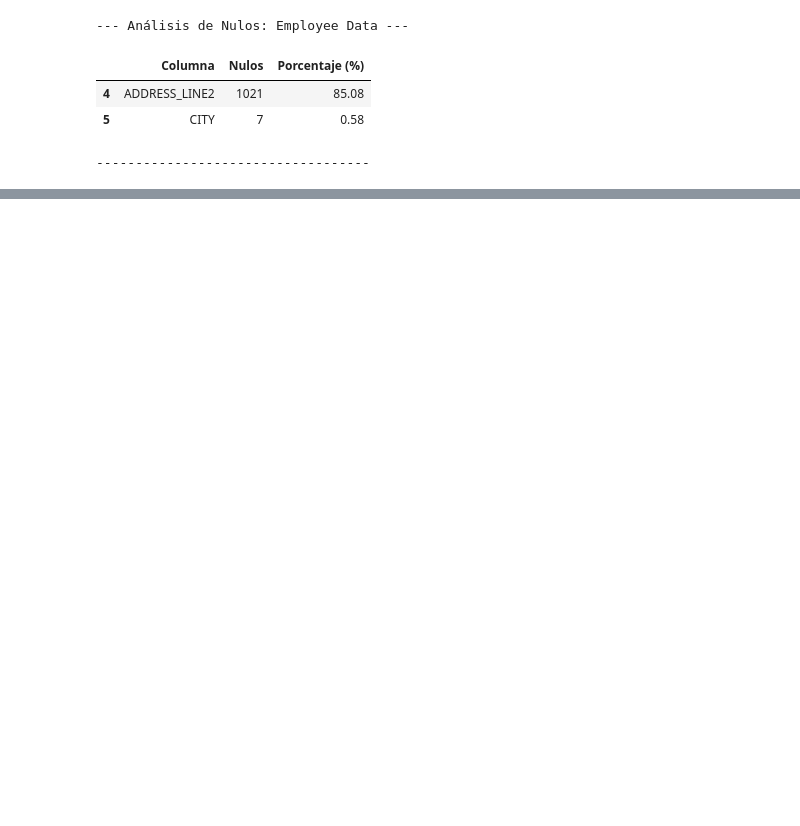
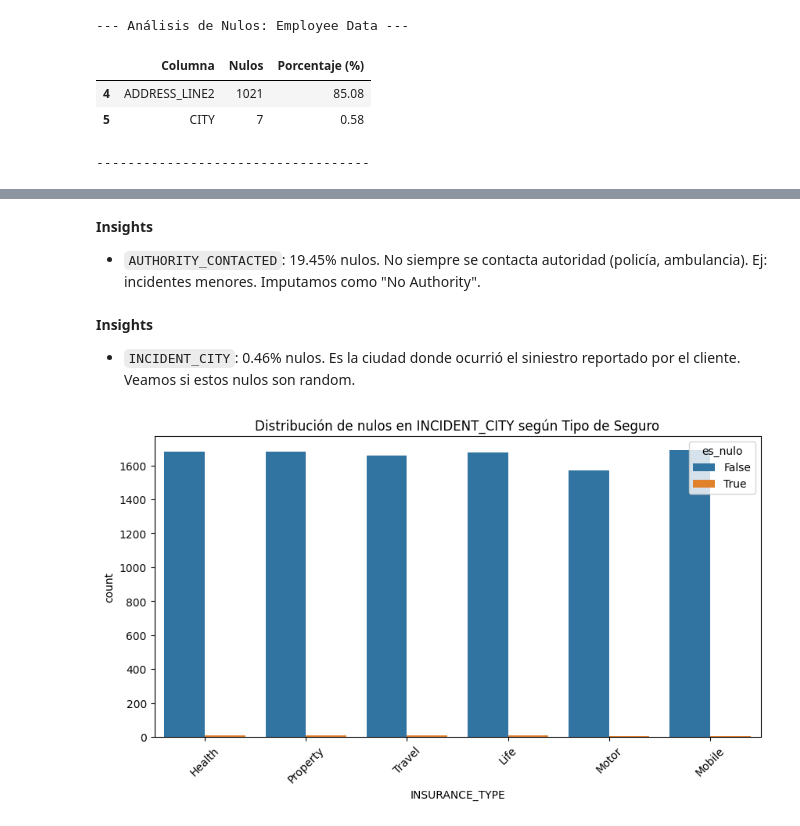
Before and after one commit to yaninaiberra/tekne_challenge, a Jupyter notebook: Tekne_challengue_Data_AI.ipynb, the cells around one changed output, grey strips where cells are left out. Drawn from its saved outputs; the diff is of its cells as text; code cells hidden in the pictures; blank space fills up the shorter version.

```diff
--- a/Tekne_challengue_Data_AI.ipynb
+++ b/Tekne_challengue_Data_AI.ipynb
@@ -385,0 +498,8 @@ analizar_nulos(vendor_data, "Vendor Data")
+# %%
+# Eliminar la columna 'ADDRESS_LINE2'
+
+insurance_data.drop(columns=['ADDRESS_LINE2'], errors='ignore', inplace=True)
+# %%
+# Imputar 'CITY'
+insurance_data["CITY"] = insurance_data.groupby("POSTAL_CODE")["CITY"]\
+    .transform(lambda x: x.fillna(x.mode()[0] if not x.mode().empty else "Unknown"))
@@ -385,0 +513,27 @@ analizar_nulos(vendor_data, "Vendor Data")
+# %%
+insurance_data["VENDOR_ID"] = insurance_data["VENDOR_ID"].fillna("No_Vendor")
+# %% [markdown]
+**Insights**
+
+- `AUTHORITY_CONTACTED`: 19.45% nulos. No siempre se contacta autoridad (policía, ambulancia). Ej: incidentes menores. Imputamos como "No Authority".
+# %%
+insurance_data["AUTHORITY_CONTACTED"] = insurance_data["AUTHORITY_CONTACTED"].fillna("No Authority")
+# %% [markdown]
+**Insights**
+
+- `INCIDENT_CITY`: 0.46% nulos. Es la ciudad donde ocurrió el siniestro reportado por el cliente. Veamos si estos nulos son random.
+# %%
+import seaborn as sns
+import matplotlib.pyplot as plt
+
+# 1. Creamos una columna auxiliar que indique si el dato es nulo
+insurance_data['es_nulo'] = insurance_data['INCIDENT_CITY'].isnull()
+
+# 2. Comparamos contra variables clave (ejemplo: INSURANCE_TYPE)
+plt.figure(figsize=(10, 5))
+sns.countplot(data=insurance_data, x='INSURANCE_TYPE', hue='es_nulo')
+plt.title('Distribución de nulos en INCIDENT_CITY según Tipo de Seguro')
+plt.xticks(rotation=45)
+plt.show()
+# %% [output]
+[figure, added]
```
Also changed, not shown: parts of 42 cells of this notebook.
